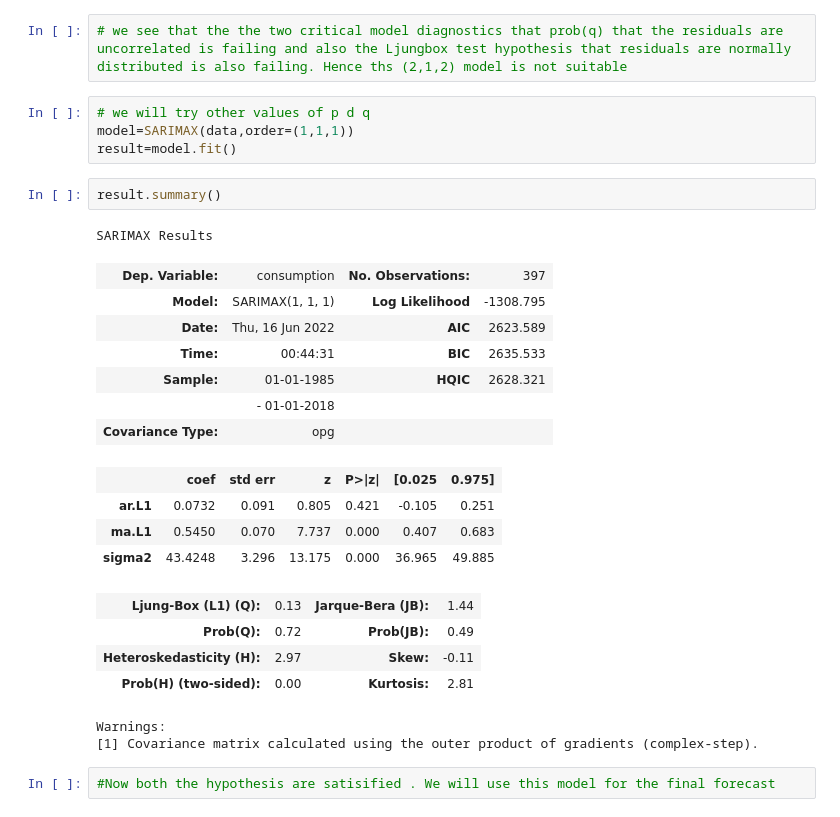
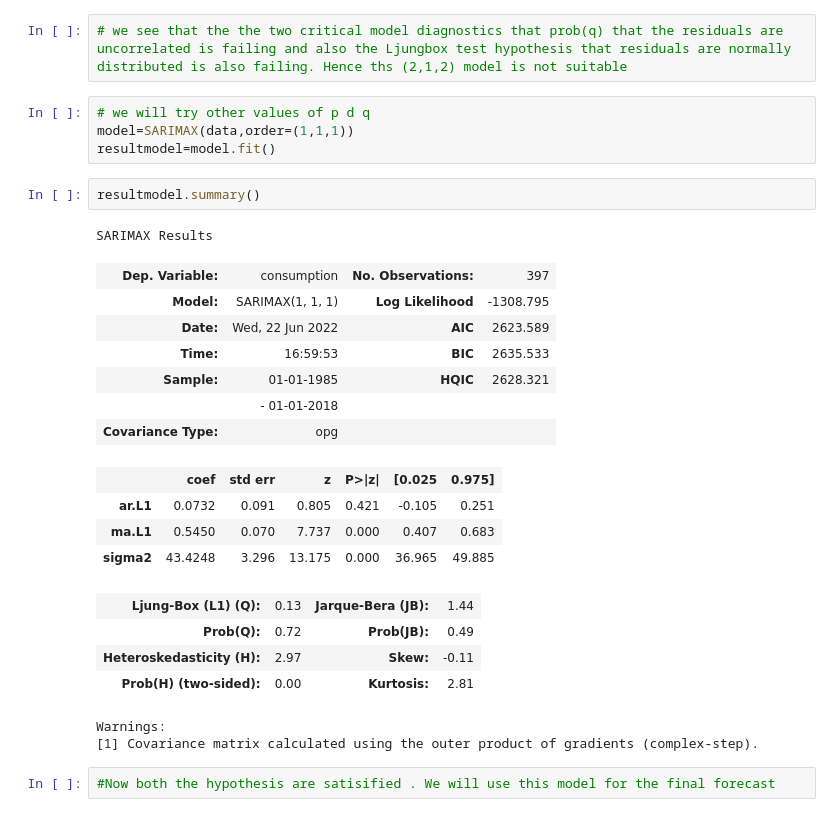
Before and after one commit to kirannarayan82/Timeseriesforecasting, a Jupyter notebook: timeseriesforecasting.ipynb, the cells around one changed output. Drawn from its saved outputs; the diff is of its cells as text.

```diff
--- a/timeseriesforecasting.ipynb
+++ b/timeseriesforecasting.ipynb
@@ -248,15 +267,15 @@ Warnings:
 # %%
 # we will try other values of p d q
 model=SARIMAX(data,order=(1,1,1))
-result=model.fit()
+resultmodel=model.fit()
 # %%
-result.summary()
+resultmodel.summary()
 # %% [output]
 SARIMAX Results
 | Dep. Variable: | consumption | No. Observations: | 397 |
 | Model: | SARIMAX(1, 1, 1) | Log Likelihood | -1308.795 |
-| Date: | Thu, 16 Jun 2022 | AIC | 2623.589 |
-| Time: | 00:44:31 | BIC | 2635.533 |
+| Date: | Wed, 22 Jun 2022 | AIC | 2623.589 |
+| Time: | 16:59:53 | BIC | 2635.533 |
 | Sample: | 01-01-1985 | HQIC | 2628.321 |
 |  | - 01-01-2018 |  |  |
 | Covariance Type: | opg |  |  |
```
Also changed, not shown: parts of 9 cells of this notebook.
